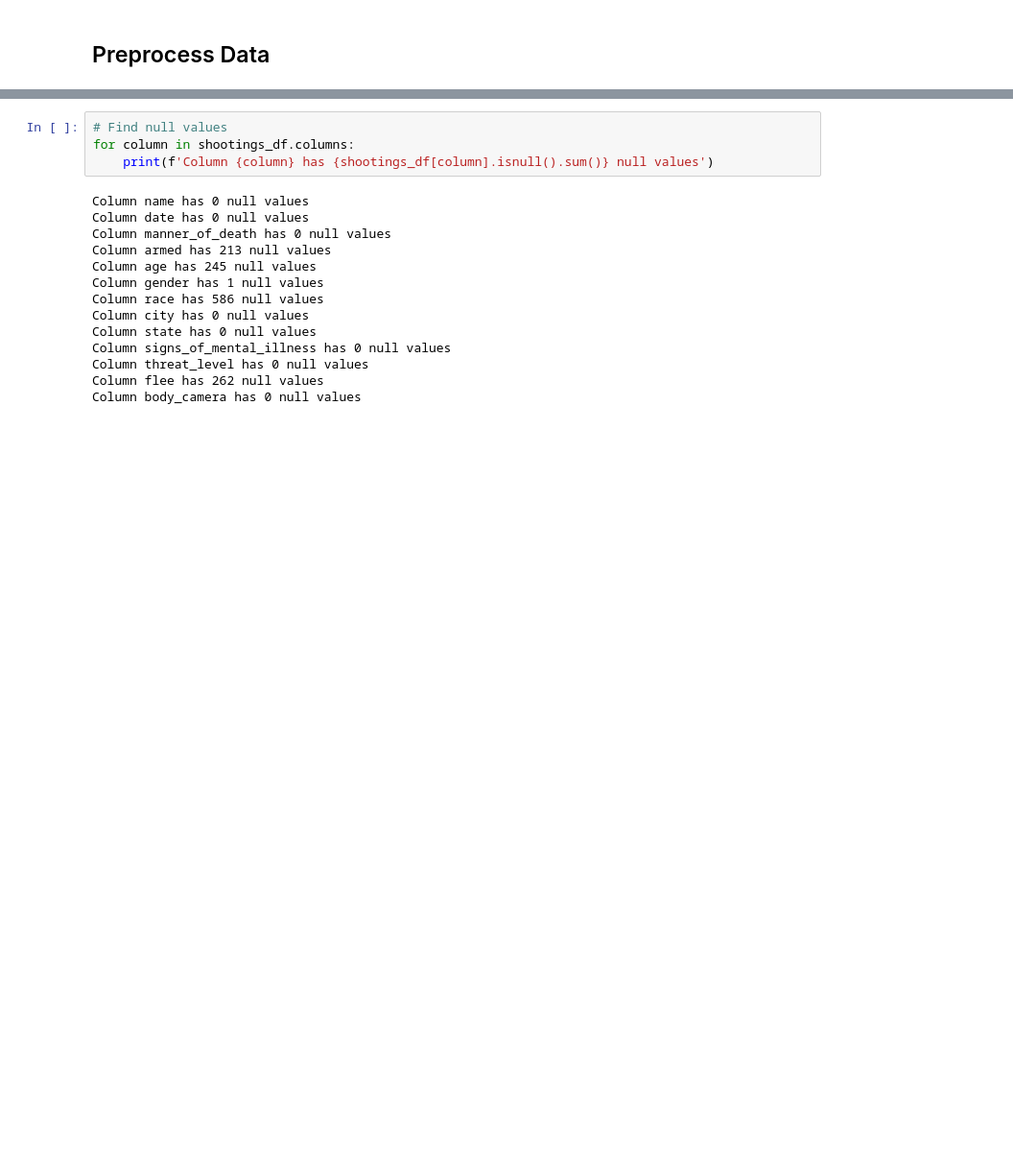
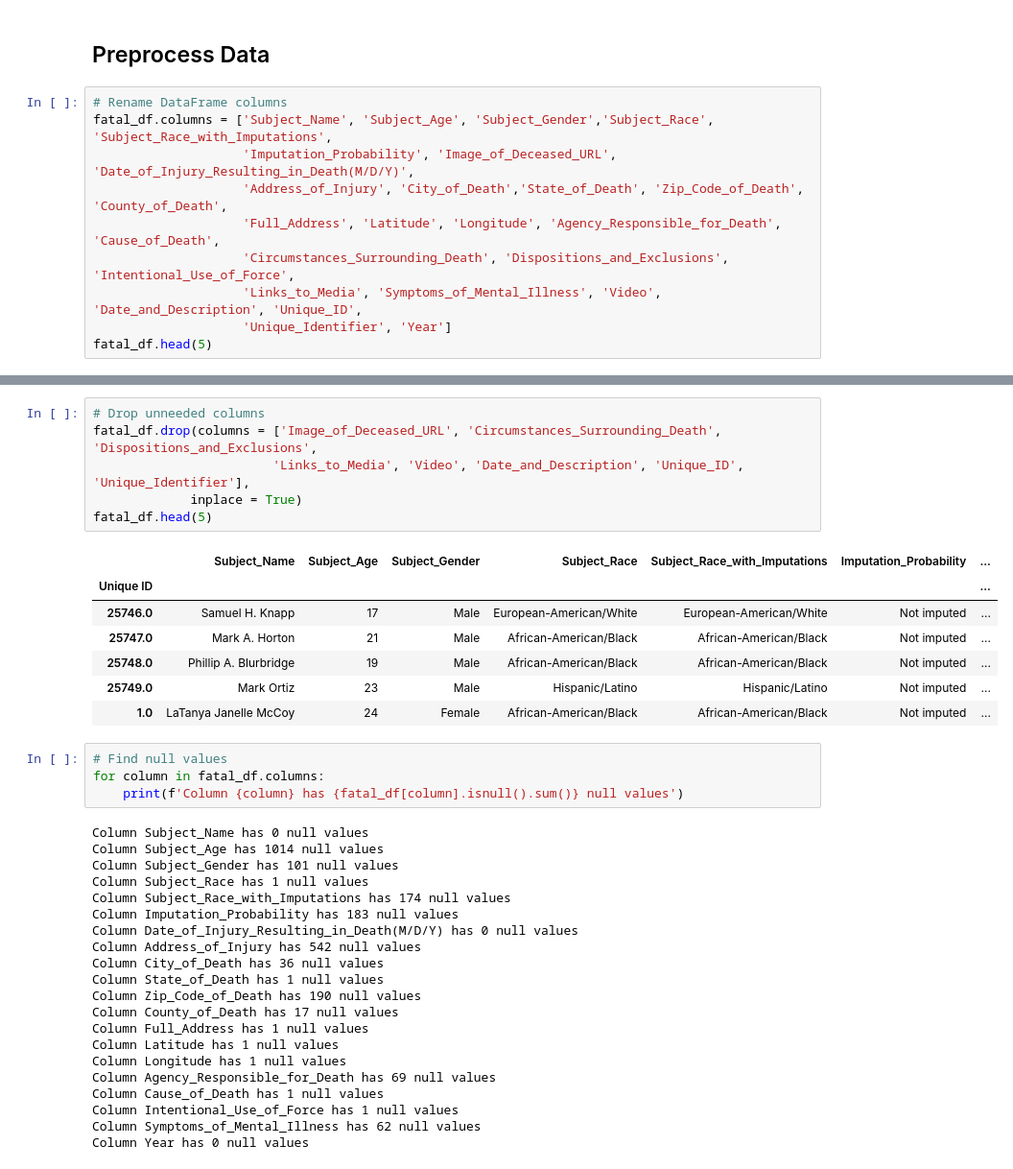
Before and after one commit to TamaraGR/Police_Violence_Analysis, a Jupyter notebook: Machine_Learning_Model_Mockup.ipynb, the cells around one changed output, grey strips where cells are left out. Shown at 96% size. Cells and saved outputs as stored; diff of their text form; blank space fills up the shorter version.

Commit message:
preprocessing a different data set

```diff
--- a/Machine_Learning_Model_Mockup.ipynb
+++ b/Machine_Learning_Model_Mockup.ipynb
@@ -35,2 +29,12 @@ shootings_df
 # %% [markdown]
 ## Preprocess Data
+# %%
+# Rename DataFrame columns
+fatal_df.columns = ['Subject_Name', 'Subject_Age', 'Subject_Gender','Subject_Race', 'Subject_Race_with_Imputations',
+                    'Imputation_Probability', 'Image_of_Deceased_URL', 'Date_of_Injury_Resulting_in_Death(M/D/Y)',
+                    'Address_of_Injury', 'City_of_Death','State_of_Death', 'Zip_Code_of_Death', 'County_of_Death',
+                    'Full_Address', 'Latitude', 'Longitude', 'Agency_Responsible_for_Death', 'Cause_of_Death',
+                    'Circumstances_Surrounding_Death', 'Dispositions_and_Exclusions', 'Intentional_Use_of_Force',
+                    'Links_to_Media', 'Symptoms_of_Mental_Illness', 'Video', 'Date_and_Description', 'Unique_ID',
+                    'Unique_Identifier', 'Year']
+fatal_df.head(5)
@@ -37,20 +71,41 @@ shootings_df
+# %%
+# Drop unneeded columns
+fatal_df.drop(columns = ['Image_of_Deceased_URL', 'Circumstances_Surrounding_Death', 'Dispositions_and_Exclusions',
+                        'Links_to_Media', 'Video', 'Date_and_Description', 'Unique_ID', 'Unique_Identifier'],
+             inplace = True)
+fatal_df.head(5)
+# %% [output]
+|  | Subject_Name | Subject_Age | Subject_Gender | Subject_Race | Subject_Race_with_Imputations | Imputation_Probability | ... |
+| Unique ID |  |  |  |  |  |  | ... |
+| 25746.0 | Samuel H. Knapp | 17 | Male | European-American/White | European-American/White | Not imputed | ... |
+| 25747.0 | Mark A. Horton | 21 | Male | African-American/Black | African-American/Black | Not imputed | ... |
+| 25748.0 | Phillip A. Blurbridge | 19 | Male | African-American/Black | African-American/Black | Not imputed | ... |
+| 25749.0 | Mark Ortiz | 23 | Male | Hispanic/Latino | Hispanic/Latino | Not imputed | ... |
+| 1.0 | LaTanya Janelle McCoy | 24 | Female | African-American/Black | African-American/Black | Not imputed | ... |
 # %%
 # Find null values
-for column in shootings_df.columns:
-    print(f'Column {column} has {shootings_df[column].isnull().sum()} null values')
+for column in fatal_df.columns:
+    print(f'Column {column} has {fatal_df[column].isnull().sum()} null values')
 # %% [output]
-Column name has 0 null values
-Column date has 0 null values
-Column manner_of_death has 0 null values
-Column armed has 213 null values
-Column age has 245 null values
-Column gender has 1 null values
-Column race has 586 null values
-Column city has 0 null values
-Column state has 0 null values
-Column signs_of_mental_illness has 0 null values
-Column threat_level has 0 null values
-Column flee has 262 null values
-Column body_camera has 0 null values
+Column Subject_Name has 0 null values
+Column Subject_Age has 1014 null values
+Column Subject_Gender has 101 null values
+Column Subject_Race has 1 null values
+Column Subject_Race_with_Imputations has 174 null values
+Column Imputation_Probability has 183 null values
+Column Date_of_Injury_Resulting_in_Death(M/D/Y) has 0 null values
+Column Address_of_Injury has 542 null values
+Column City_of_Death has 36 null values
+Column State_of_Death has 1 null values
+Column Zip_Code_of_Death has 190 null values
+Column County_of_Death has 17 null values
+Column Full_Address has 1 null values
+Column Latitude has 1 null values
+Column Longitude has 1 null values
+Column Agency_Responsible_for_Death has 69 null values
+Column Cause_of_Death has 1 null values
+Column Intentional_Use_of_Force has 1 null values
+Column Symptoms_of_Mental_Illness has 62 null values
+Column Year has 0 null values
 # %%
 # Remove rows that have at least 1 null value
```
Also changed, not shown: parts of 9 cells of this notebook, 1 other file.
